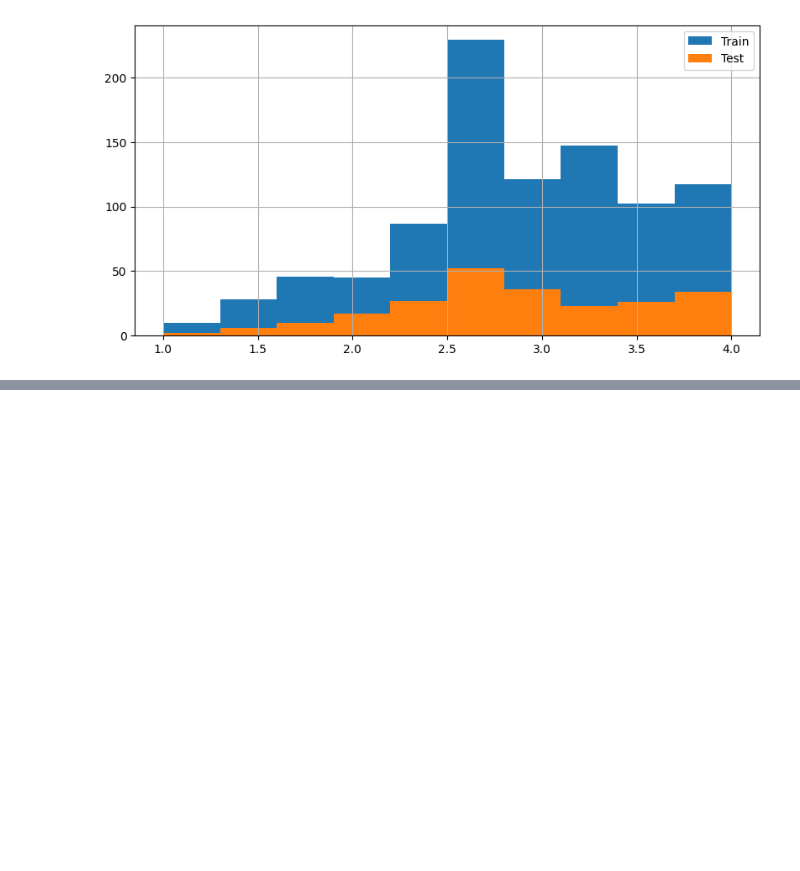
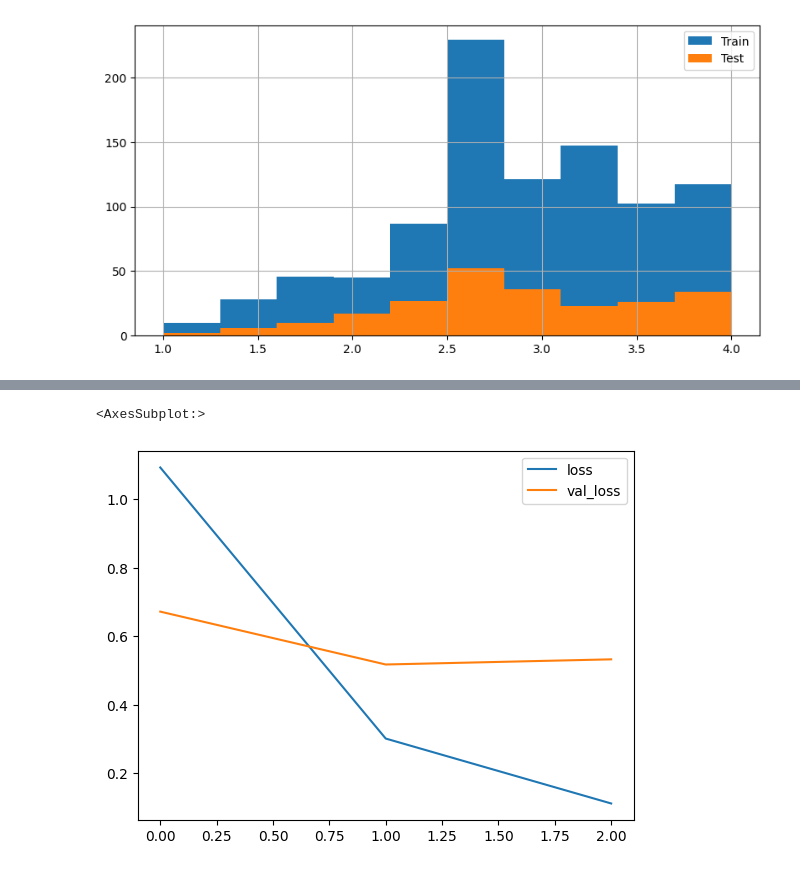
Before and after one commit to vivekkr1809/fragile_family_challenge, a Jupyter notebook: codes/ffchallenge_nb.ipynb, the cells around one changed output, grey strips where cells are left out. Drawn from its saved outputs; the diff is of its cells as text; code cells hidden in the pictures; blank space fills up the shorter version.

```diff
--- a/codes/ffchallenge_nb.ipynb
+++ b/codes/ffchallenge_nb.ipynb
@@ -236,0 +333,33 @@ plt.plot(np.linspace(y_min, y_max, 100), np.linspace(y_min, y_max, 100), c='k',
+# %%
+from tensorflow.keras.callbacks import EarlyStopping
+early_stop = EarlyStopping(monitor='val_loss',patience=3)
+# %%
+model = Sequential()
+
+# https://stats.stackexchange.com/questions/181/how-to-choose-the-number-of-hidden-layers-and-nodes-in-a-feedforward-neural-netw
+
+n = 932
+
+# input layer
+model.add(Dense(n,  activation='relu'))
+model.add(Dropout(0.1))
+
+# hidden layer
+model.add(Dense(128, activation='relu'))
+
+model.add(Dense(128, activation='relu'))
+
+model.add(Dense(128, activation='relu'))
+
+# output layer
+model.add(Dense(units=1,activation='relu'))
+
+# Compile mode
+model.compile(loss='mse', optimizer='adam')
+# %%
+model.fit(x=X_train_PCA,
+          y=y_train,
+          epochs=50,
+          validation_data=(X_test_PCA, y_test),
+          callbacks=[early_stop]
+          )
@@ -236,0 +374,7 @@ plt.plot(np.linspace(y_min, y_max, 100), np.linspace(y_min, y_max, 100), c='k',
+# %%
+losses = pd.DataFrame(model.history.history)
+# %%
+losses[['loss','val_loss']].plot()
+# %% [output]
+<AxesSubplot:>
+[figure, added]
```
Also changed, not shown: parts of 34 cells of this notebook.
